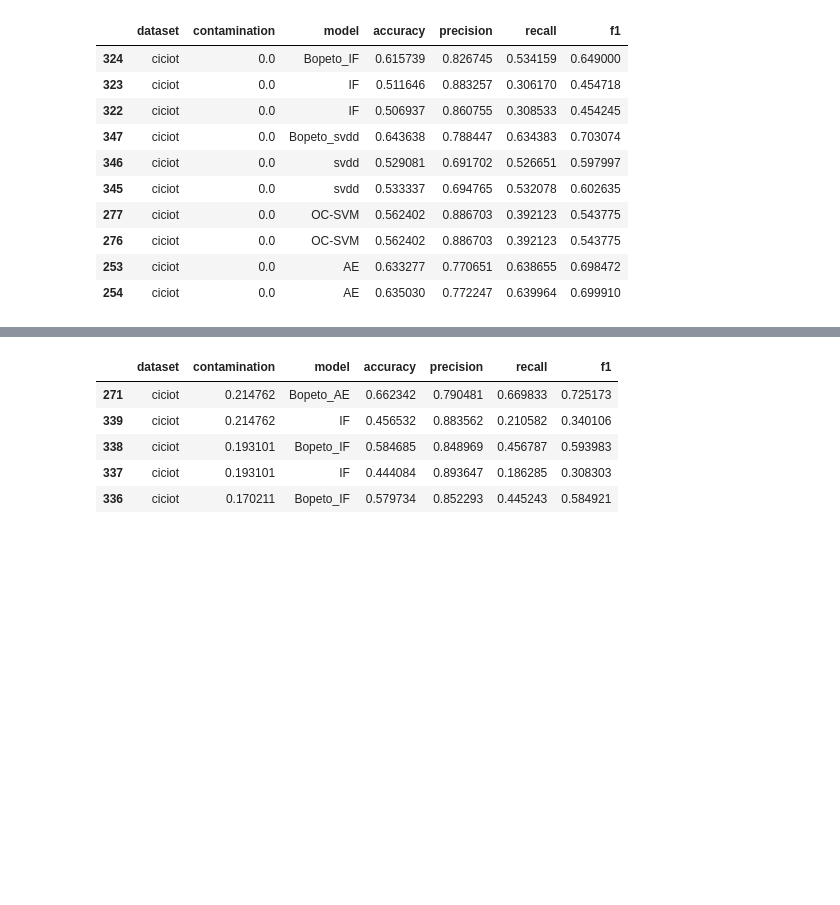
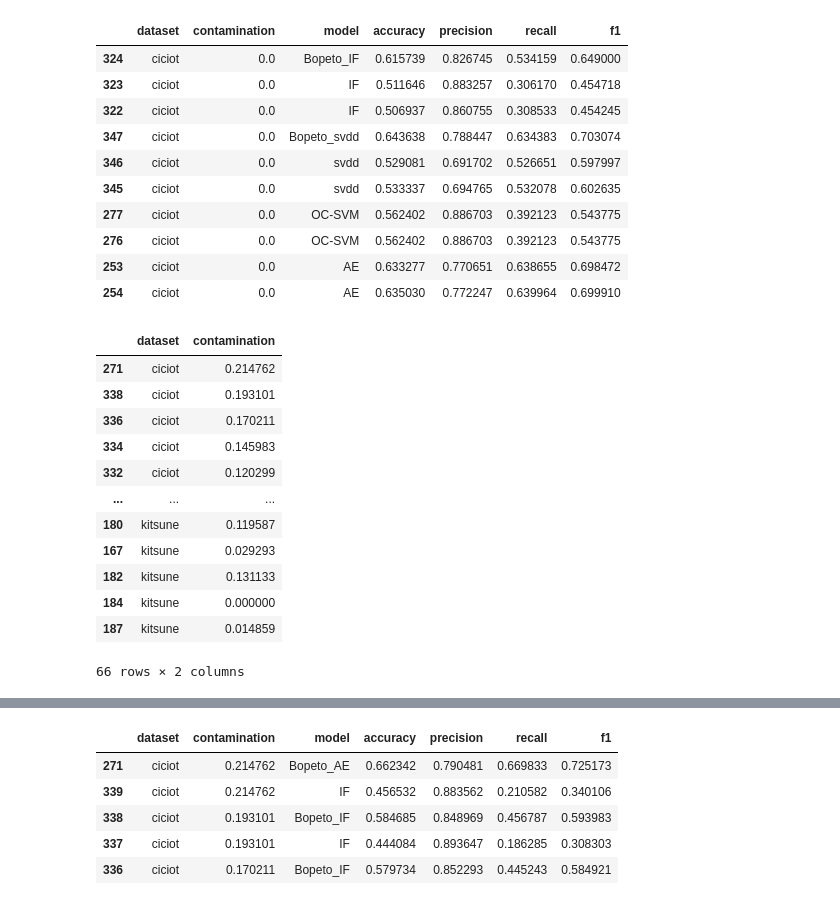
Before and after one commit to jmf-mas/jmf_bopeto, a Jupyter notebook: outputs/plots.ipynb, the cells around one changed output, grey strips where cells are left out. Saved outputs shown, nothing was run; the diff lists cells and outputs as text; code cells hidden in the pictures; blank space fills up the shorter version.

```diff
--- a/outputs/plots.ipynb
+++ b/outputs/plots.ipynb
@@ -272,3 +272,19 @@ df_perf[df_perf['contamination']==0].head(10)
 | 276 | ciciot | 0.0 | OC-SVM | 0.562402 | 0.886703 | 0.392123 | 0.543775 |
 | 253 | ciciot | 0.0 | AE | 0.633277 | 0.770651 | 0.638655 | 0.698472 |
 | 254 | ciciot | 0.0 | AE | 0.635030 | 0.772247 | 0.639964 | 0.699910 |
+# %%
+sub_df.head()
+# %% [output]
+|  | dataset | contamination |
+| 271 | ciciot | 0.214762 |
+| 338 | ciciot | 0.193101 |
+| 336 | ciciot | 0.170211 |
+| 334 | ciciot | 0.145983 |
+| 332 | ciciot | 0.120299 |
+| ... | ... | ... |
+| 180 | kitsune | 0.119587 |
+| 167 | kitsune | 0.029293 |
+| 182 | kitsune | 0.131133 |
+| 184 | kitsune | 0.000000 |
+| 187 | kitsune | 0.014859 |
+66 rows × 2 columns
```
Also changed, not shown: parts of 1 cell of this notebook, 1 other file.
